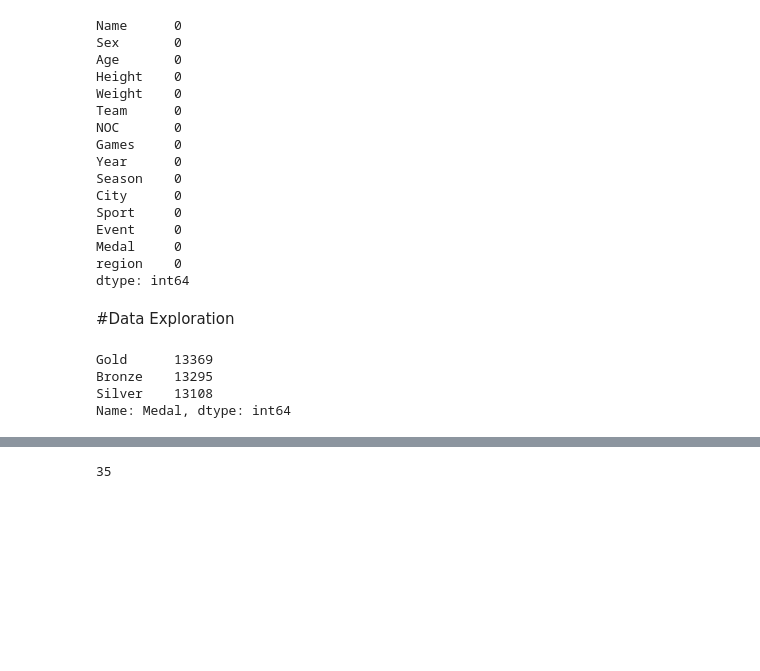
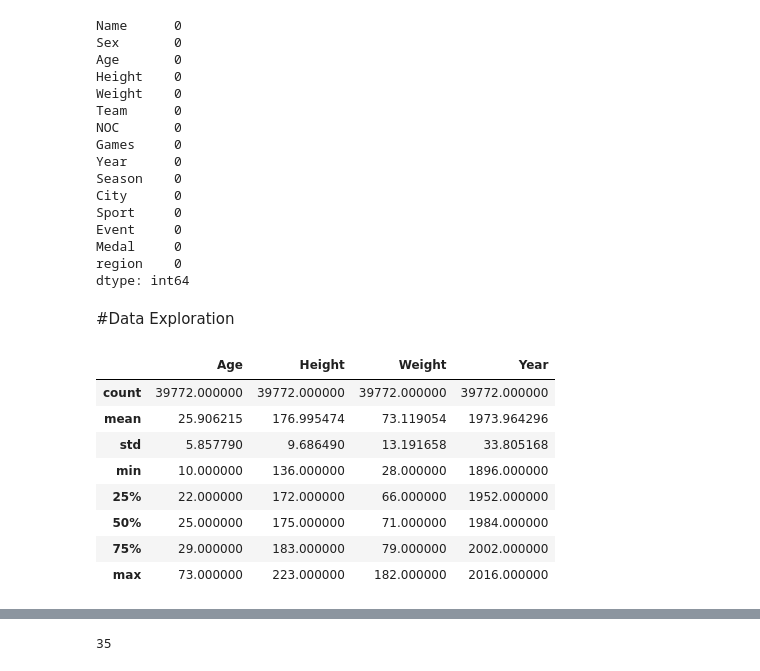
Before and after one commit to MaliheDahmardeh/Olympic-History, a Jupyter notebook: Olympic_History.ipynb, the cells around one changed output, grey strips where cells are left out. Cells and saved outputs as stored; diff of their text form; code cells hidden in the pictures; blank space fills up the shorter version.

```diff
--- a/Olympic_History.ipynb
+++ b/Olympic_History.ipynb
@@ -284,14 +284,15 @@ region    0
 dtype: int64
 # %% [markdown]
 #Data Exploration
-# %%
-df.reset_index(inplace=True)
-df
-# %%
-number_of_different_medals=df['Medal'].value_counts()
-number_of_different_medals
-# %% [output]
-Gold      13369
-Bronze    13295
-Silver    13108
-Name: Medal, dtype: int64
+# %%
+df.describe()
+# %% [output]
+|  | Age | Height | Weight | Year |
+| count | 39772.000000 | 39772.000000 | 39772.000000 | 39772.000000 |
+| mean | 25.906215 | 176.995474 | 73.119054 | 1973.964296 |
+| std | 5.857790 | 9.686490 | 13.191658 | 33.805168 |
+| min | 10.000000 | 136.000000 | 28.000000 | 1896.000000 |
+| 25% | 22.000000 | 172.000000 | 66.000000 | 1952.000000 |
+| 50% | 25.000000 | 175.000000 | 71.000000 | 1984.000000 |
+| 75% | 29.000000 | 183.000000 | 79.000000 | 2002.000000 |
+| max | 73.000000 | 223.000000 | 182.000000 | 2016.000000 |
```
Also changed, not shown: parts of 7 cells of this notebook.
